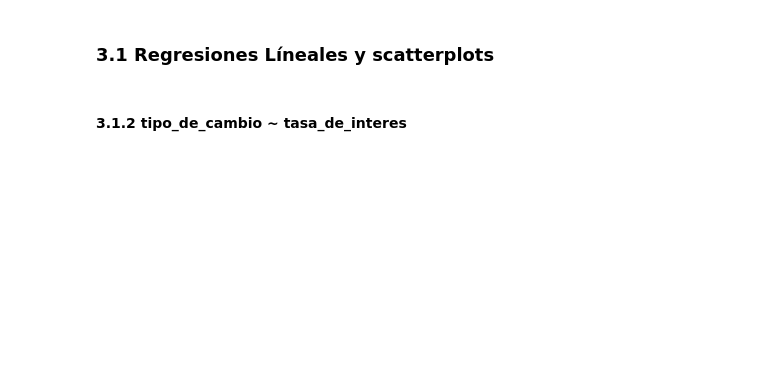
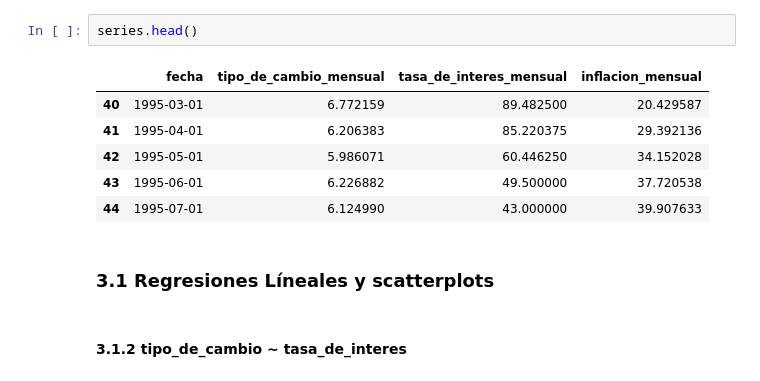
Before and after one commit to gerardorochabenigno/tarea6, a Jupyter notebook: notebooks/query.ipynb, the cells around one changed output. Drawn from its saved outputs; the diff is of its cells as text; blank space fills up the shorter version.

```diff
--- a/notebooks/query.ipynb
+++ b/notebooks/query.ipynb
@@ -32,3 +84,12 @@ series = series[['mes', 'tipo_de_cambio', 'tasa_de_interes', 'inflacion']]
+# %%
+series.head()
+# %% [output]
+|  | fecha | tipo_de_cambio_mensual | tasa_de_interes_mensual | inflacion_mensual |
+| 40 | 1995-03-01 | 6.772159 | 89.482500 | 20.429587 |
+| 41 | 1995-04-01 | 6.206383 | 85.220375 | 29.392136 |
+| 42 | 1995-05-01 | 5.986071 | 60.446250 | 34.152028 |
+| 43 | 1995-06-01 | 6.226882 | 49.500000 | 37.720538 |
+| 44 | 1995-07-01 | 6.124990 | 43.000000 | 39.907633 |
 # %% [markdown]
 ### 3.1 Regresiones Líneales y scatterplots
 # %% [markdown]
```
Also changed, not shown: parts of 8 cells of this notebook, 7 other files.
